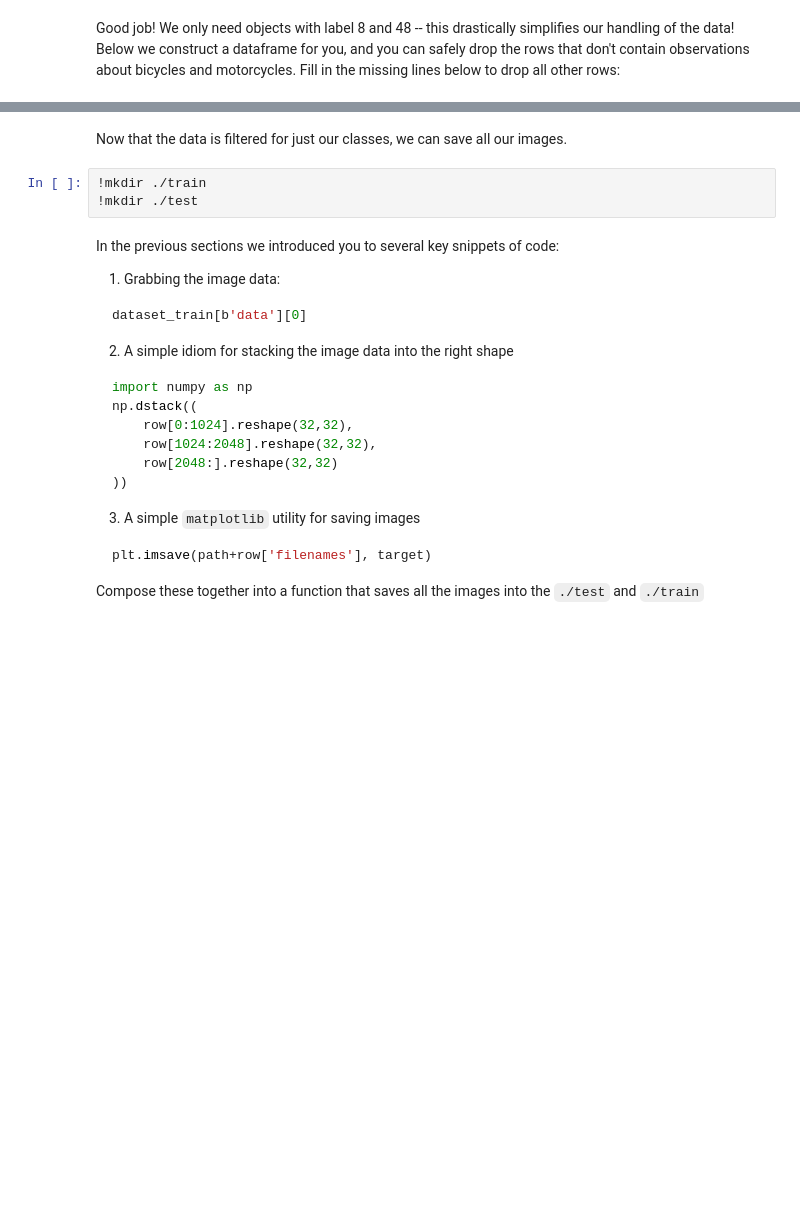
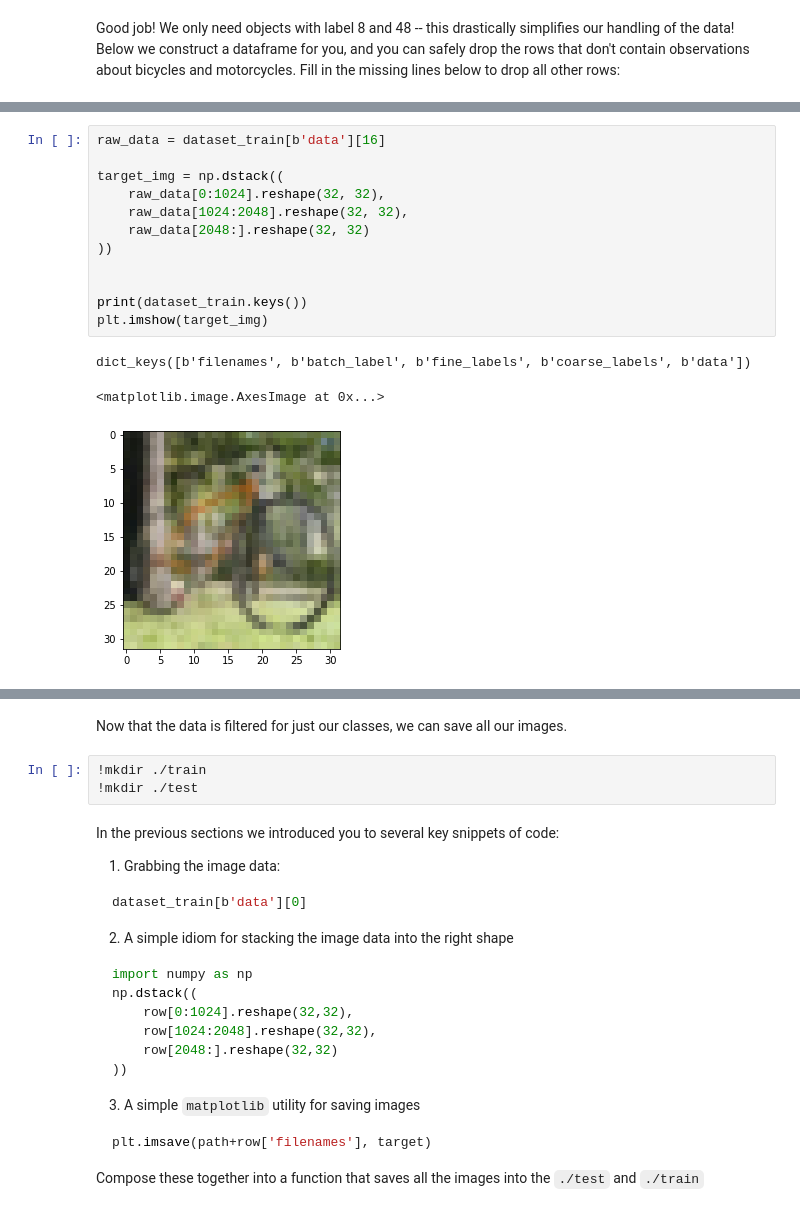
Before and after one commit to pivotostes/udacity-nd009t-C2-Developing-ML-Workflow, a Jupyter notebook: project/starter.ipynb, the cells around one changed output, grey strips where cells are left out. Cells and saved outputs as stored; diff of their text form; blank space fills up the shorter version.

```diff
--- a/project/starter.ipynb
+++ b/project/starter.ipynb
@@ -166,0 +238,16 @@ df_test["filenames"] = df_test["filenames"].apply(
+# %%
+raw_data = dataset_train[b'data'][16]
+
+target_img = np.dstack((
+    raw_data[0:1024].reshape(32, 32),
+    raw_data[1024:2048].reshape(32, 32),
+    raw_data[2048:].reshape(32, 32)
+))
+
+
+print(dataset_train.keys())
+plt.imshow(target_img)
+# %% [output]
+dict_keys([b'filenames', b'batch_label', b'fine_labels', b'coarse_labels', b'data'])
+<matplotlib.image.AxesImage at 0x...>
+[figure, added]
```
Also changed, not shown: parts of 22 cells of this notebook.
